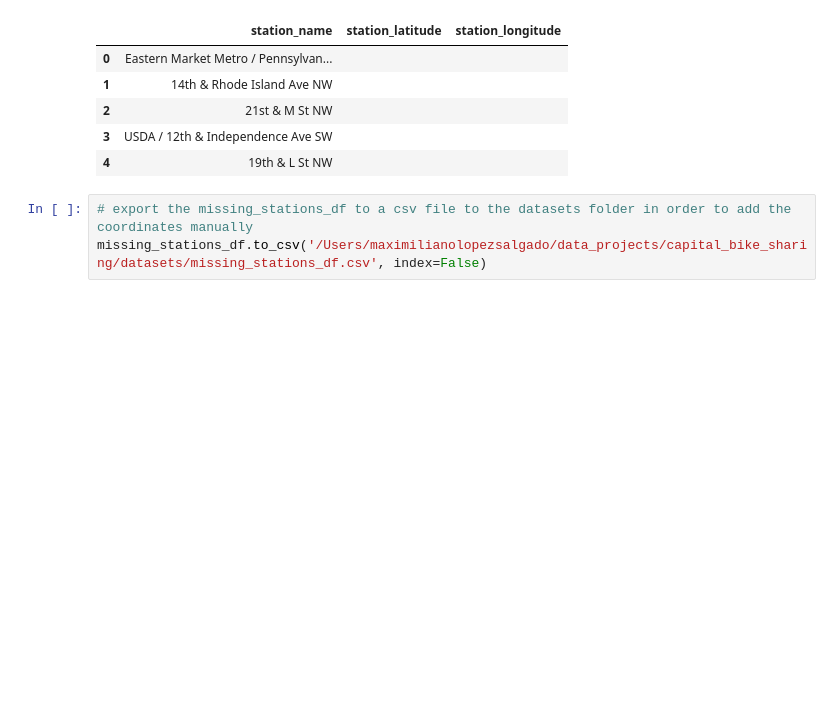
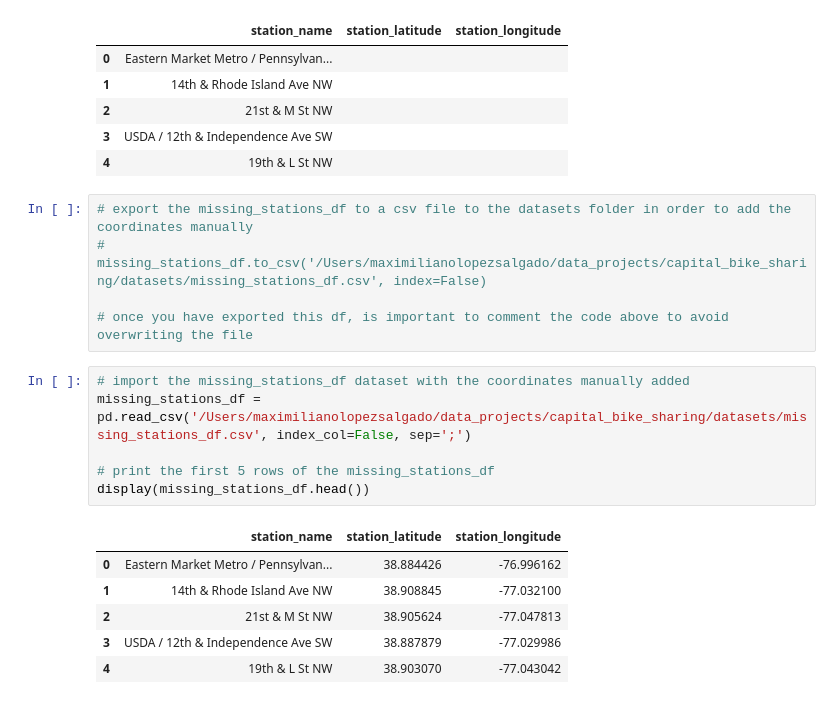
Before and after one commit to MaxLopezSalgado/capital_bike_sharing, a Jupyter notebook: data_wrangling/data_wrangling.ipynb, the cells around one changed output. Drawn from its saved outputs; the diff is of its cells as text; blank space fills up the shorter version.

Commit message:
imported and loaded new table with the missing lat und long values

```diff
--- a/data_wrangling/data_wrangling.ipynb
+++ b/data_wrangling/data_wrangling.ipynb
@@ -870,4 +870,19 @@ display(missing_stations_df.head())
 | 4 | 19th & L St NW |  |  |
 # %%
 # export the missing_stations_df to a csv file to the datasets folder in order to add the coordinates manually
-missing_stations_df.to_csv('/Users/maximilianolopezsalgado/data_projects/capital_bike_sharing/datasets/missing_stations_df.csv', index=False)
+# missing_stations_df.to_csv('/Users/maximilianolopezsalgado/data_projects/capital_bike_sharing/datasets/missing_stations_df.csv', index=False)
+
+# once you have exported this df, is important to comment the code above to avoid overwriting the file
+# %%
+# import the missing_stations_df dataset with the coordinates manually added
+missing_stations_df = pd.read_csv('/Users/maximilianolopezsalgado/data_projects/capital_bike_sharing/datasets/missing_stations_df.csv', index_col=False, sep=';')
+
+# print the first 5 rows of the missing_stations_df
+display(missing_stations_df.head())
+# %% [output]
+|  | station_name | station_latitude | station_longitude |
+| 0 | Eastern Market Metro / Pennsylvan... | 38.884426 | -76.996162 |
+| 1 | 14th & Rhode Island Ave NW | 38.908845 | -77.032100 |
+| 2 | 21st & M St NW | 38.905624 | -77.047813 |
+| 3 | USDA / 12th & Independence Ave SW | 38.887879 | -77.029986 |
+| 4 | 19th & L St NW | 38.903070 | -77.043042 |
```
